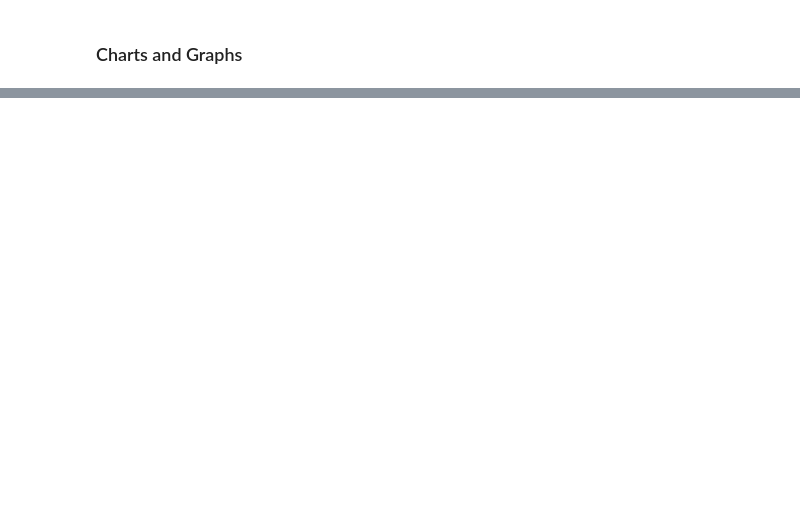
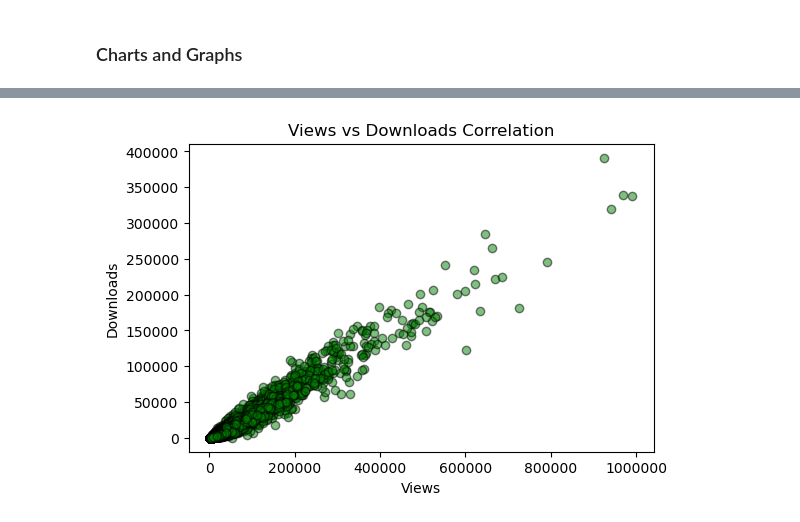
Before and after one commit to baclausen/ddi-midterm, a Jupyter notebook: notebooks/midterm_nb.ipynb, the cells around one changed output, grey strips where cells are left out. Cells and saved outputs as stored; diff of their text form; code cells hidden in the pictures; blank space fills up the shorter version.

```diff
--- a/notebooks/midterm_nb.ipynb
+++ b/notebooks/midterm_nb.ipynb
@@ -205,0 +254,12 @@ import seaborn as sns
+# %%
+# SCATTERPLOT of views to downloads
+
+fig, ax = plt.subplots(figsize=(6, 4))
+ax.scatter(df['views'], df['downloads'], color='green', edgecolors='black', alpha=.5)
+ax.ticklabel_format(style='plain', axis='x')
+plt.xlabel('Views')
+plt.ylabel('Downloads')
+plt.title('Views vs Downloads Correlation')
+plt.show()
+# %% [output]
+[figure, added]
```
Also changed, not shown: parts of 5 cells of this notebook, 5 other files.
